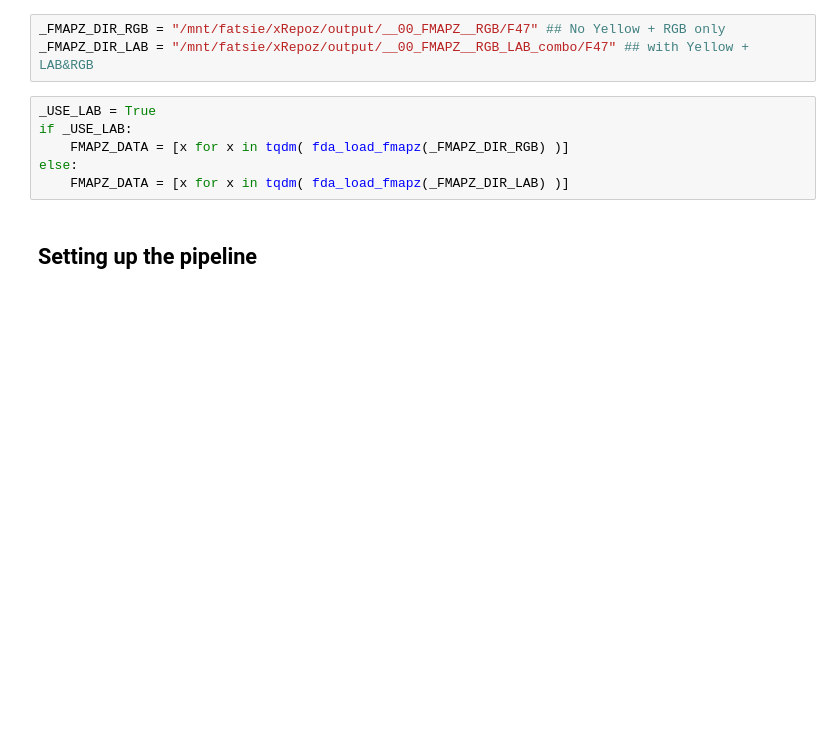
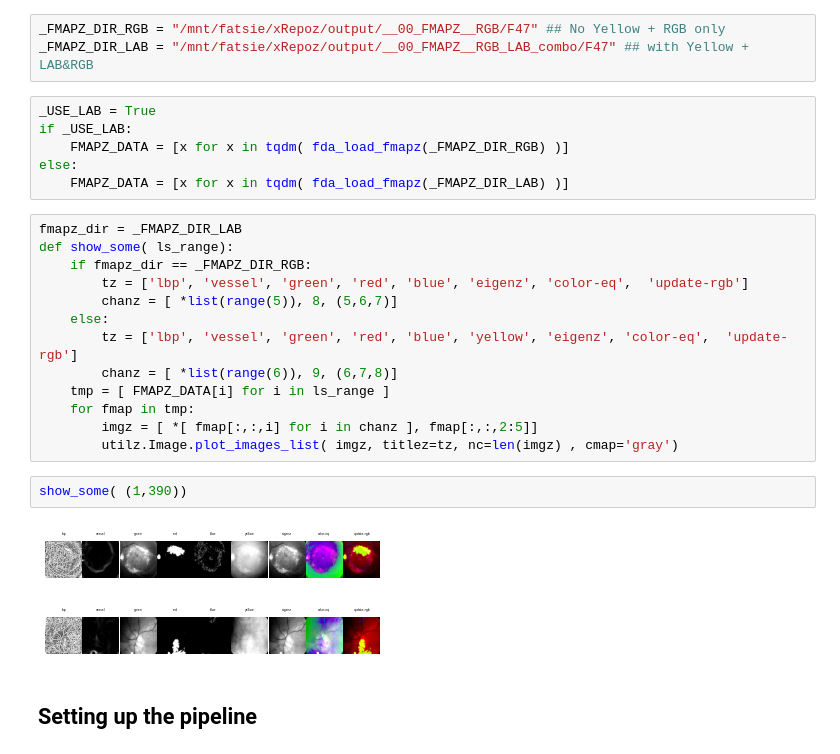
Before and after one commit to bilha-analytics/school, a Jupyter notebook: 01_ocular/notebooks/004_c_cluster_image_fmaps.ipynb, the cells around one changed output. Drawn from its saved outputs; the diff is of its cells as text; blank space fills up the shorter version.

```diff
--- a/01_ocular/notebooks/004_c_cluster_image_fmaps.ipynb
+++ b/01_ocular/notebooks/004_c_cluster_image_fmaps.ipynb
@@ -110,6 +110,24 @@ if _USE_LAB:
     FMAPZ_DATA = [x for x in tqdm( fda_load_fmapz(_FMAPZ_DIR_RGB) )]
 else:
     FMAPZ_DATA = [x for x in tqdm( fda_load_fmapz(_FMAPZ_DIR_LAB) )]
+# %%
+fmapz_dir = _FMAPZ_DIR_LAB
+def show_some( ls_range):
+    if fmapz_dir == _FMAPZ_DIR_RGB:
+        tz = ['lbp', 'vessel', 'green', 'red', 'blue', 'eigenz', 'color-eq',  'update-rgb']
+        chanz = [ *list(range(5)), 8, (5,6,7)]
+    else:
+        tz = ['lbp', 'vessel', 'green', 'red', 'blue', 'yellow', 'eigenz', 'color-eq',  'update-rgb']
+        chanz = [ *list(range(6)), 9, (6,7,8)]
+    tmp = [ FMAPZ_DATA[i] for i in ls_range ]
+    for fmap in tmp:
+        imgz = [ *[ fmap[:,:,i] for i in chanz ], fmap[:,:,2:5]]
+        utilz.Image.plot_images_list( imgz, titlez=tz, nc=len(imgz) , cmap='gray')
+# %%
+show_some( (1,390))
+# %% [output]
+[figure, added]
+[figure, added]
 # %% [markdown]
 ## Setting up the pipeline
 # %%
```
Also changed, not shown: parts of 18 cells of this notebook, 11 other files.
